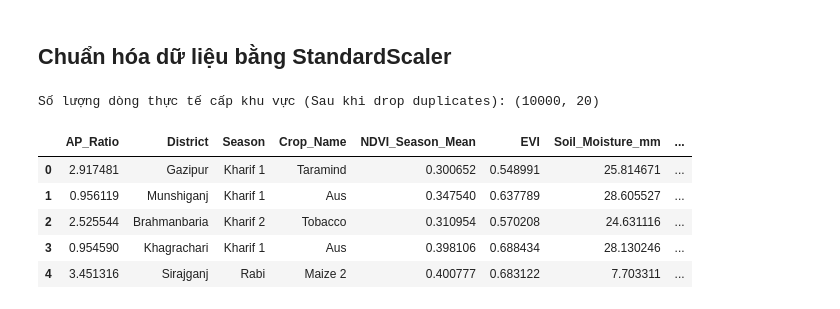
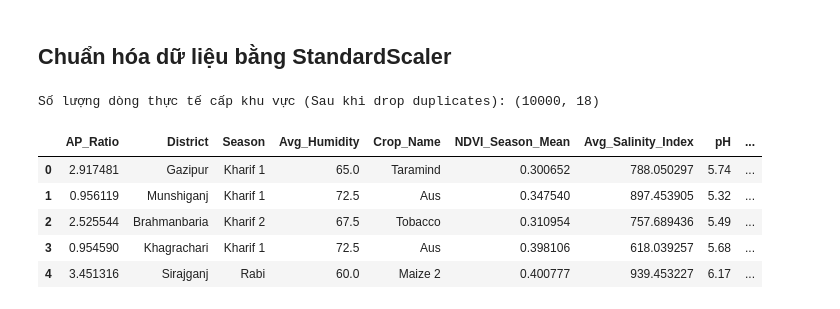
Before and after one commit to AKANEMO22/ADY201m---SU26, a Jupyter notebook: 5. Data Preprocessing & Model/Data_Preprocessing.ipynb, the cells around one changed output. Cells and saved outputs as stored; diff of their text form; code cells hidden in the pictures.

```diff
--- a/5. Data Preprocessing & Model/Data_Preprocessing.ipynb
+++ b/5. Data Preprocessing & Model/Data_Preprocessing.ipynb
@@ -487,7 +67,0 @@ dtype: float64
-# %%
-# Thực thi Drop biến Temp_Min trên DataFrame chính (df)
-if 'Temp_Min' in df.columns:
-    df.drop(columns=['Temp_Min'], inplace=True)
-    print("Đã xóa thành công cột 'Temp_Min'.")
-else:
-    print("Cột 'Temp_Min' đã được xóa từ trước.")
@@ -539,7 +67,0 @@ dtype: float64
-# %%
-# Thực thi Drop biến LAI trên DataFrame chính (df)
-if 'LAI' in df.columns:
-    df.drop(columns=['LAI'], inplace=True)
-    print("Đã xóa thành công cột 'LAI'.")
-else:
-    print("Cột 'LAI' đã được xóa từ trước.")
@@ -592,7 +67,0 @@ Tuy nhiên, `Temp_Min` là biến thuộc nhóm nhiệt độ đã được xác
-# %%
-# Thực thi Drop biến Temp_Min trên DataFrame chính (df)
-if 'Temp_Min' in df.columns:
-    df.drop(columns=['Temp_Min'], inplace=True)
-    print("Đã xóa thành công cột 'Temp_Min'.")
-else:
-    print("Cột 'Temp_Min' đã được xóa từ trước.")
@@ -666,0 +126,10 @@ plt.show()
+# %%
+# Danh sách các biến dư thừa cần loại bỏ do Đa cộng tuyến
+drop_cols = ['Rain_Temp_Ratio', 'Temp_Mean', 'Temp_Min', 'Heat_Stress_Days', 'LAI','FPAR','EVI','Organic_Carbon','Soil_Moisture_mm']
+existing_drops = [col for col in drop_cols if col in df.columns]
+
+if existing_drops:
+    df.drop(columns=existing_drops, inplace=True)
+    print(f"Đã xóa thành công các cột: {existing_drops}")
+
+print("\nKích thước dữ liệu hiện tại:", df.shape)
@@ -677,25 +236,19 @@ df.head()
 # %% [markdown]
 ## Chuẩn hóa dữ liệu bằng StandardScaler
 # %%
-######################################################################
-# BƯỚC QUAN TRỌNG: CHUYỂN MÔ HÌNH SANG PHÂN TÍCH VĨ MÔ (CẤP KHU VỰC)
-# Xóa các biến vi mô (cấp cây trồng) và gộp dữ liệu lại còn 192 dòng
-######################################################################
-micro_cols = [ 'Transplant', 'Growth', 'Harvest', 'Production', 'Area', 'Avg_Humidity', 'Max Temp', 'Min Temp', 'Max Relative Humidity', 'Min Relative Humidity', 'Avg Temp']
+micro_cols = ['Transplant', 'Growth']
 df.drop(columns=[col for col in micro_cols if col in df.columns], inplace=True, errors='ignore')
-
-# Xóa trùng lặp để data sụp về đúng 192 dòng (64 Quận x 3 Mùa)
 df = df.drop_duplicates()
 print('Số lượng dòng thực tế cấp khu vực (Sau khi drop duplicates):', df.shape)
 df.head()
 # %% [output]
-Số lượng dòng thực tế cấp khu vực (Sau khi drop duplicates): (10000, 20)
+Số lượng dòng thực tế cấp khu vực (Sau khi drop duplicates): (10000, 18)
-|  | AP_Ratio | District | Season | Crop_Name | NDVI_Season_Mean | EVI | Soil_Moisture_mm | ... |
-| 0 | 2.917481 | Gazipur | Kharif 1 | Taramind | 0.300652 | 0.548991 | 25.814671 | ... |
-| 1 | 0.956119 | Munshiganj | Kharif 1 | Aus | 0.347540 | 0.637789 | 28.605527 | ... |
-| 2 | 2.525544 | Brahmanbaria | Kharif 2 | Tobacco | 0.310954 | 0.570208 | 24.631116 | ... |
-| 3 | 0.954590 | Khagrachari | Kharif 1 | Aus | 0.398106 | 0.688434 | 28.130246 | ... |
-| 4 | 3.451316 | Sirajganj | Rabi | Maize 2 | 0.400777 | 0.683122 | 7.703311 | ... |
+|  | AP_Ratio | District | Season | Avg_Humidity | Crop_Name | NDVI_Season_Mean | Avg_Salinity_Index | pH | ... |
+| 0 | 2.917481 | Gazipur | Kharif 1 | 65.0 | Taramind | 0.300652 | 788.050297 | 5.74 | ... |
+| 1 | 0.956119 | Munshiganj | Kharif 1 | 72.5 | Aus | 0.347540 | 897.453905 | 5.32 | ... |
+| 2 | 2.525544 | Brahmanbaria | Kharif 2 | 67.5 | Tobacco | 0.310954 | 757.689436 | 5.49 | ... |
+| 3 | 0.954590 | Khagrachari | Kharif 1 | 72.5 | Aus | 0.398106 | 618.039257 | 5.68 | ... |
+| 4 | 3.451316 | Sirajganj | Rabi | 60.0 | Maize 2 | 0.400777 | 939.453227 | 6.17 | ... |
 # %%
 from sklearn.preprocessing import StandardScaler
 
```
Also changed, not shown: parts of 61 cells of this notebook, 11 other files.
